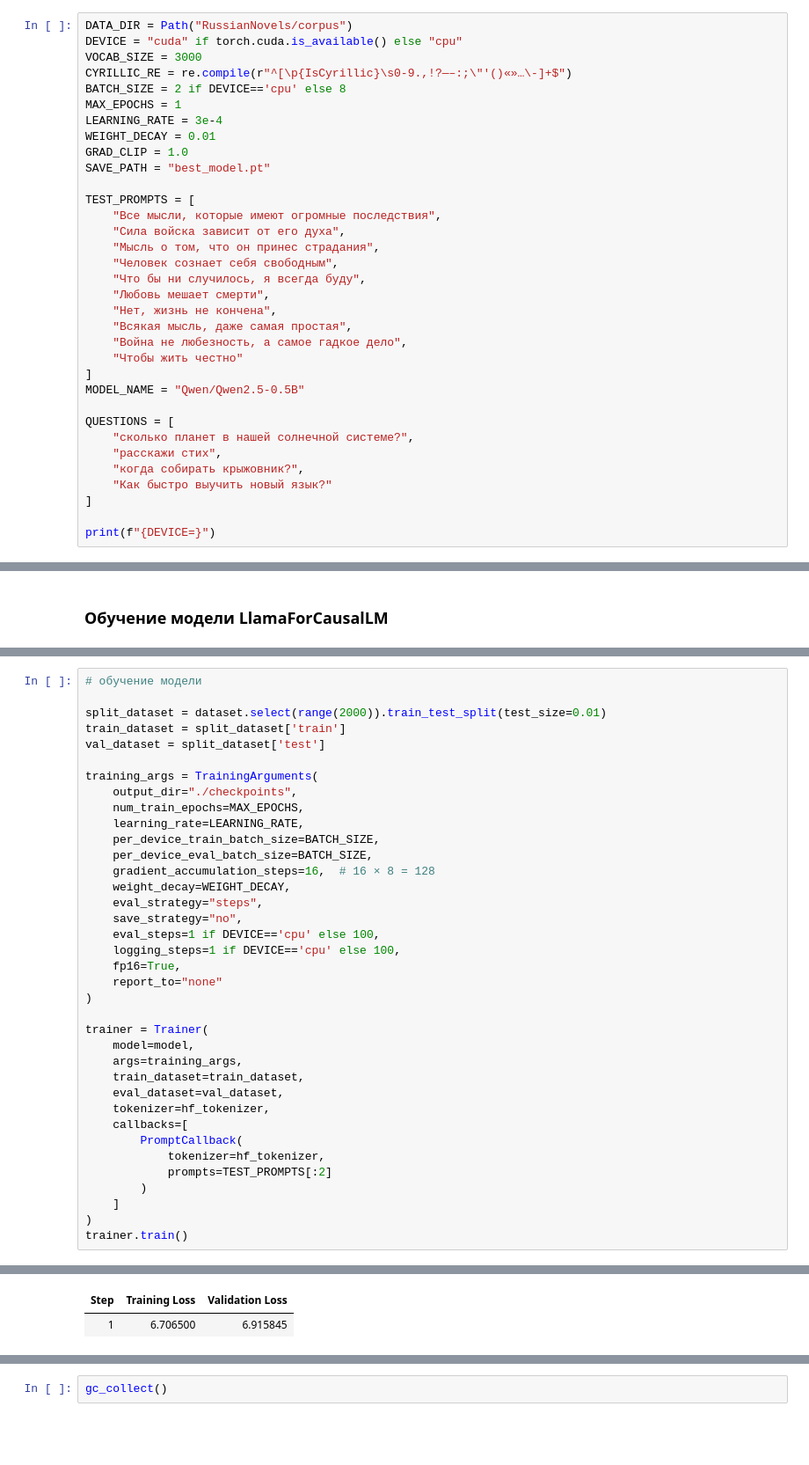
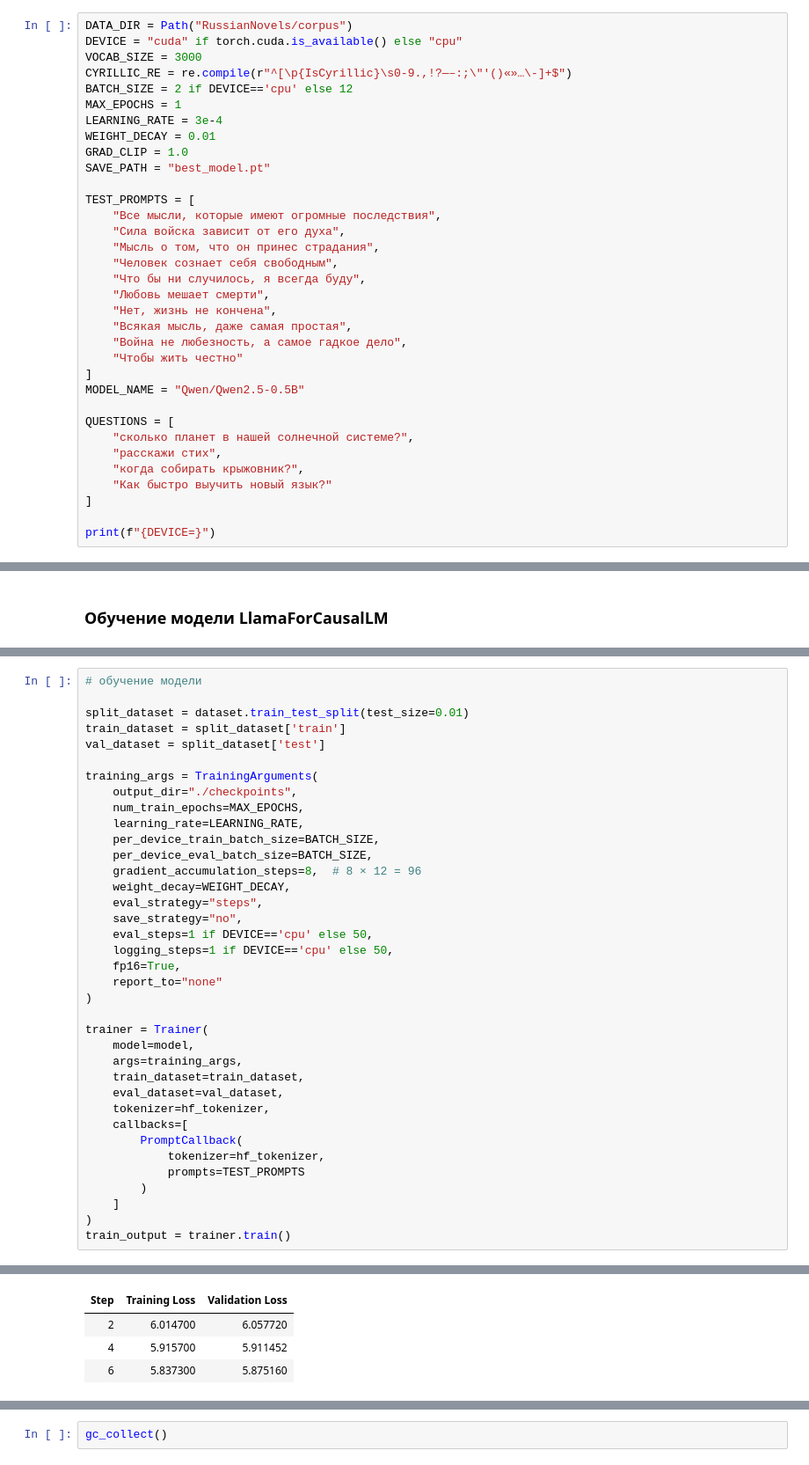
Before and after one commit to Sergeev-77/NLP_sprint_2_project, a Jupyter notebook: test.ipynb, the cells around one changed output, grey strips where cells are left out. Shown at 88% size. Saved outputs shown, nothing was run; the diff lists cells and outputs as text; blank space fills up the shorter version.

```diff
--- a/test.ipynb
+++ b/test.ipynb
@@ -40,7 +41,7 @@ DATA_DIR = Path("RussianNovels/corpus")
 DEVICE = "cuda" if torch.cuda.is_available() else "cpu"
 VOCAB_SIZE = 3000
 CYRILLIC_RE = re.compile(r"^[\p{IsCyrillic}\s0-9.,!?—–:;\"'()«»…\-]+$")
-BATCH_SIZE = 2 if DEVICE=='cpu' else 8
+BATCH_SIZE = 2 if DEVICE=='cpu' else 12
 MAX_EPOCHS = 1
 LEARNING_RATE = 3e-4
 WEIGHT_DECAY = 0.01
@@ -447,7 +477,7 @@ class PromptCallback(TrainerCallback):
 # %%
 # обучение модели
 
-split_dataset = dataset.select(range(2000)).train_test_split(test_size=0.01)
+split_dataset = dataset.train_test_split(test_size=0.01)
 train_dataset = split_dataset['train']
 val_dataset = split_dataset['test']
 
@@ -457,12 +487,12 @@ training_args = TrainingArguments(
     learning_rate=LEARNING_RATE,
     per_device_train_batch_size=BATCH_SIZE,
     per_device_eval_batch_size=BATCH_SIZE,
-    gradient_accumulation_steps=16,  # 16 × 8 = 128
+    gradient_accumulation_steps=8,  # 8 × 12 = 96
     weight_decay=WEIGHT_DECAY,
     eval_strategy="steps",
     save_strategy="no",
-    eval_steps=1 if DEVICE=='cpu' else 100,
-    logging_steps=1 if DEVICE=='cpu' else 100,
+    eval_steps=1 if DEVICE=='cpu' else 50,
+    logging_steps=1 if DEVICE=='cpu' else 50,
     fp16=True,
     report_to="none"
 )
@@ -476,9 +506,9 @@ trainer = Trainer(
     callbacks=[
         PromptCallback(
             tokenizer=hf_tokenizer,
-            prompts=TEST_PROMPTS[:2]
+            prompts=TEST_PROMPTS
         )
     ]
 )
-trainer.train()
+train_output = trainer.train()
 # %% [output]
@@ -486,2 +516,4 @@ trainer.train()
 | Step | Training Loss | Validation Loss |
-| 1 | 6.706500 | 6.915845 |
+| 2 | 6.014700 | 6.057720 |
+| 4 | 5.915700 | 5.911452 |
+| 6 | 5.837300 | 5.875160 |
```
Also changed, not shown: parts of 19 cells of this notebook.
